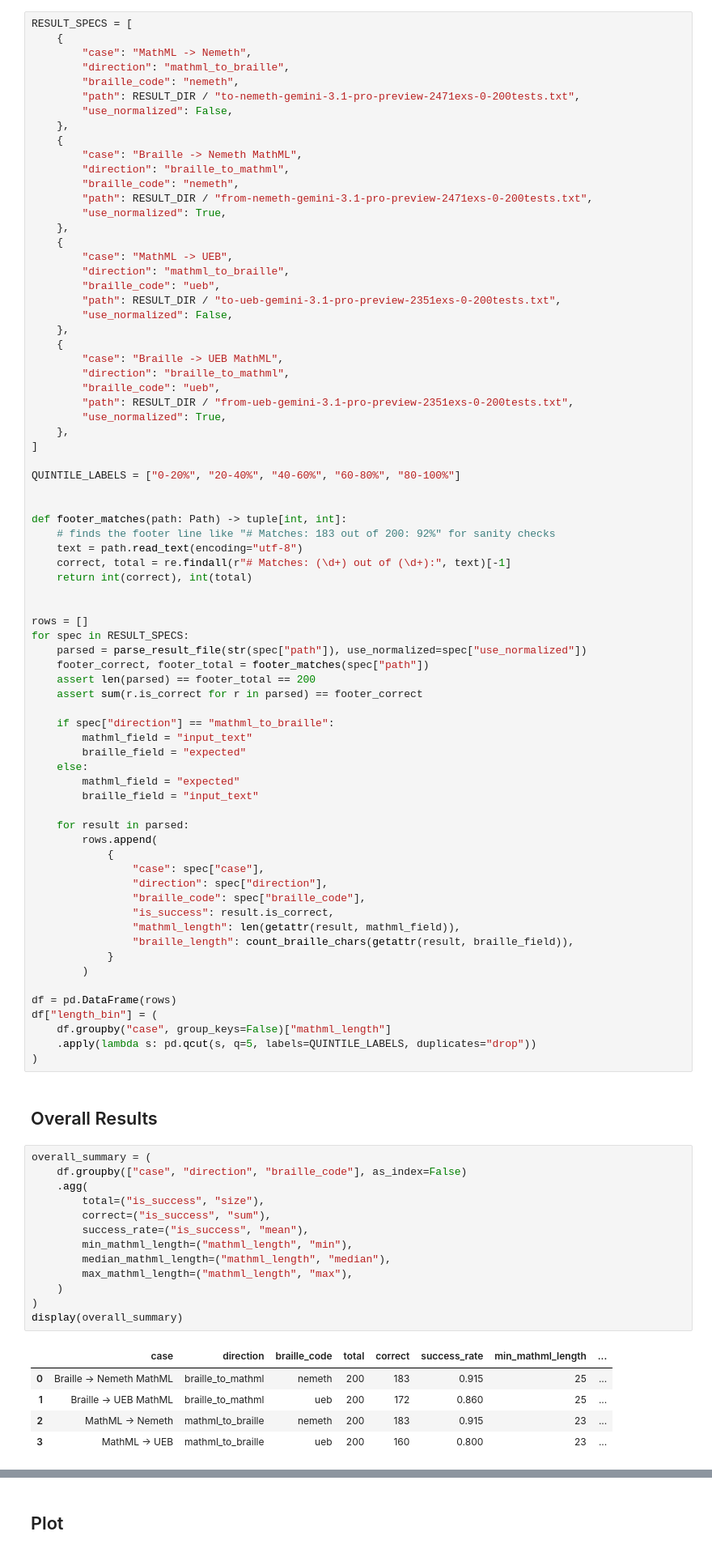
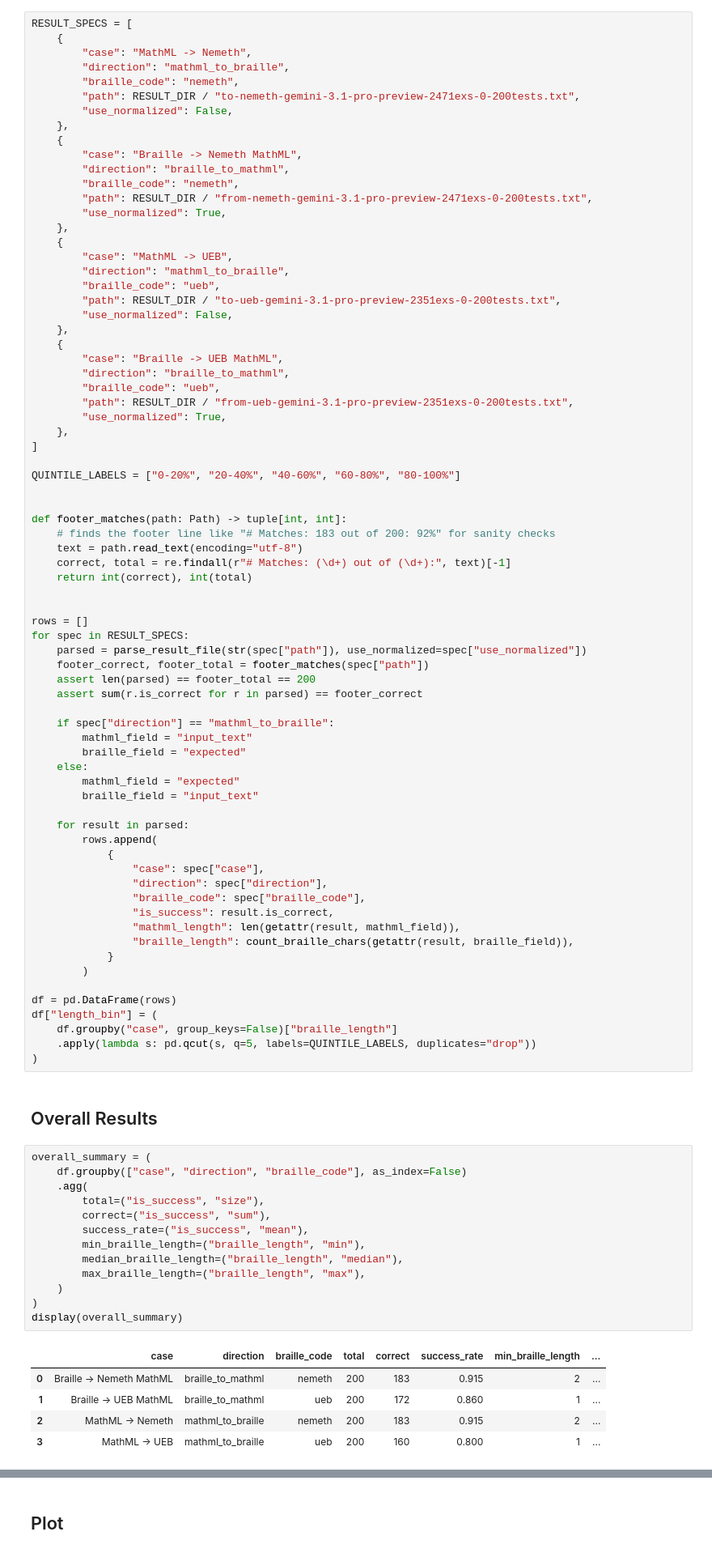
Before and after one commit to NSoiffer/MathMLData, a Jupyter notebook: analysis/Gemini3.1_analysis_by_length.ipynb, the cells around one changed output, grey strips where cells are left out. Shown at 81% size. Saved outputs shown, nothing was run; the diff lists cells and outputs as text.

```diff
--- a/analysis/Gemini3.1_analysis_by_length.ipynb
+++ b/analysis/Gemini3.1_analysis_by_length.ipynb
@@ -85,7 +85,7 @@ for spec in RESULT_SPECS:
 
 df = pd.DataFrame(rows)
 df["length_bin"] = (
-    df.groupby("case", group_keys=False)["mathml_length"]
+    df.groupby("case", group_keys=False)["braille_length"]
     .apply(lambda s: pd.qcut(s, q=5, labels=QUINTILE_LABELS, duplicates="drop"))
 )
 # %% [markdown]
@@ -93,20 +93,20 @@ df["length_bin"] = (
 # %%
 overall_summary = (
     df.groupby(["case", "direction", "braille_code"], as_index=False)
     .agg(
         total=("is_success", "size"),
         correct=("is_success", "sum"),
         success_rate=("is_success", "mean"),
-        min_mathml_length=("mathml_length", "min"),
-        median_mathml_length=("mathml_length", "median"),
-        max_mathml_length=("mathml_length", "max"),
+        min_braille_length=("braille_length", "min"),
+        median_braille_length=("braille_length", "median"),
+        max_braille_length=("braille_length", "max"),
     )
 )
 display(overall_summary)
 # %% [output]
-|  | case | direction | braille_code | total | correct | success_rate | min_mathml_length | ... |
-| 0 | Braille -> Nemeth MathML | braille_to_mathml | nemeth | 200 | 183 | 0.915 | 25 | ... |
-| 1 | Braille -> UEB MathML | braille_to_mathml | ueb | 200 | 172 | 0.860 | 25 | ... |
-| 2 | MathML -> Nemeth | mathml_to_braille | nemeth | 200 | 183 | 0.915 | 23 | ... |
-| 3 | MathML -> UEB | mathml_to_braille | ueb | 200 | 160 | 0.800 | 23 | ... |
+|  | case | direction | braille_code | total | correct | success_rate | min_braille_length | ... |
+| 0 | Braille -> Nemeth MathML | braille_to_mathml | nemeth | 200 | 183 | 0.915 | 2 | ... |
+| 1 | Braille -> UEB MathML | braille_to_mathml | ueb | 200 | 172 | 0.860 | 1 | ... |
+| 2 | MathML -> Nemeth | mathml_to_braille | nemeth | 200 | 183 | 0.915 | 2 | ... |
+| 3 | MathML -> UEB | mathml_to_braille | ueb | 200 | 160 | 0.800 | 1 | ... |
 # %% [markdown]
```
Also changed, not shown: parts of 6 cells of this notebook.
